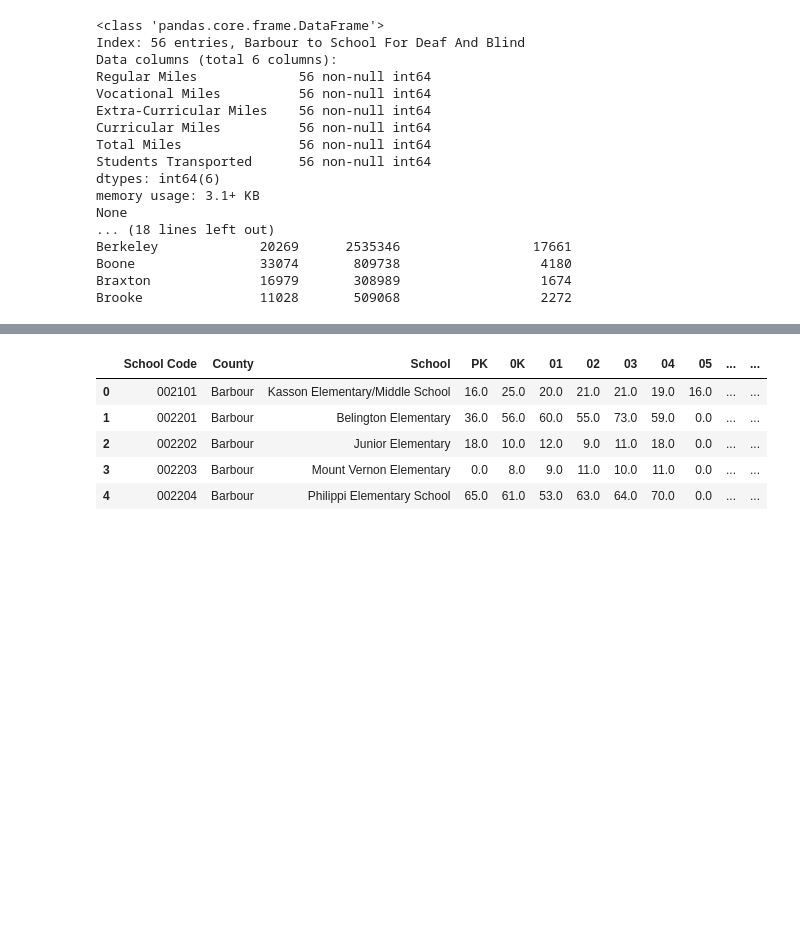
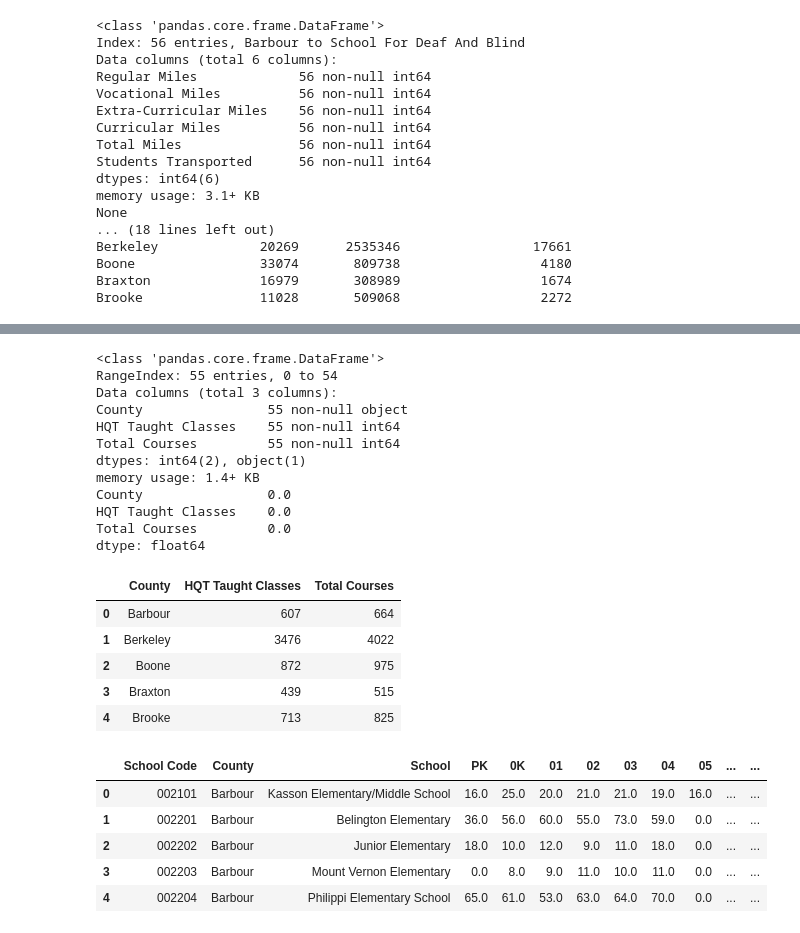
Before and after one commit to mkuehn10/springboard-data-science, a Jupyter notebook: capstone/data-wrangling/process-data-files.ipynb, the cells around one changed output, grey strips where cells are left out. Saved outputs shown, nothing was run; the diff lists cells and outputs as text; code cells hidden in the pictures; blank space fills up the shorter version.

```diff
--- a/capstone/data-wrangling/process-data-files.ipynb
+++ b/capstone/data-wrangling/process-data-files.ipynb
@@ -95,0 +127,26 @@ print()
+# %%
+qual_teacher_df = pd.read_csv('../data/raw/SY15-16_Percent of Classes Taught by Highly Qualified Teachers by District.csv',
+                              header = 0, skiprows = [1], usecols = [1, 2, 3], thousands = ',')
+qual_teacher_df.info()
+nan_report(qual_teacher_df)
+qual_teacher_df['County'] = qual_teacher_df.County.str.title().str.strip()
+qual_teacher_df.head()
+# %% [output]
+<class 'pandas.core.frame.DataFrame'>
+RangeIndex: 55 entries, 0 to 54
+Data columns (total 3 columns):
+County                55 non-null object
+HQT Taught Classes    55 non-null int64
+Total Courses         55 non-null int64
+dtypes: int64(2), object(1)
+memory usage: 1.4+ KB
+County                0.0
+HQT Taught Classes    0.0
+Total Courses         0.0
+dtype: float64
+|  | County | HQT Taught Classes | Total Courses |
+| 0 | Barbour | 607 | 664 |
+| 1 | Berkeley | 3476 | 4022 |
+| 2 | Boone | 872 | 975 |
+| 3 | Braxton | 439 | 515 |
+| 4 | Brooke | 713 | 825 |
```
Also changed, not shown: parts of 7 cells of this notebook, 6 other files.
